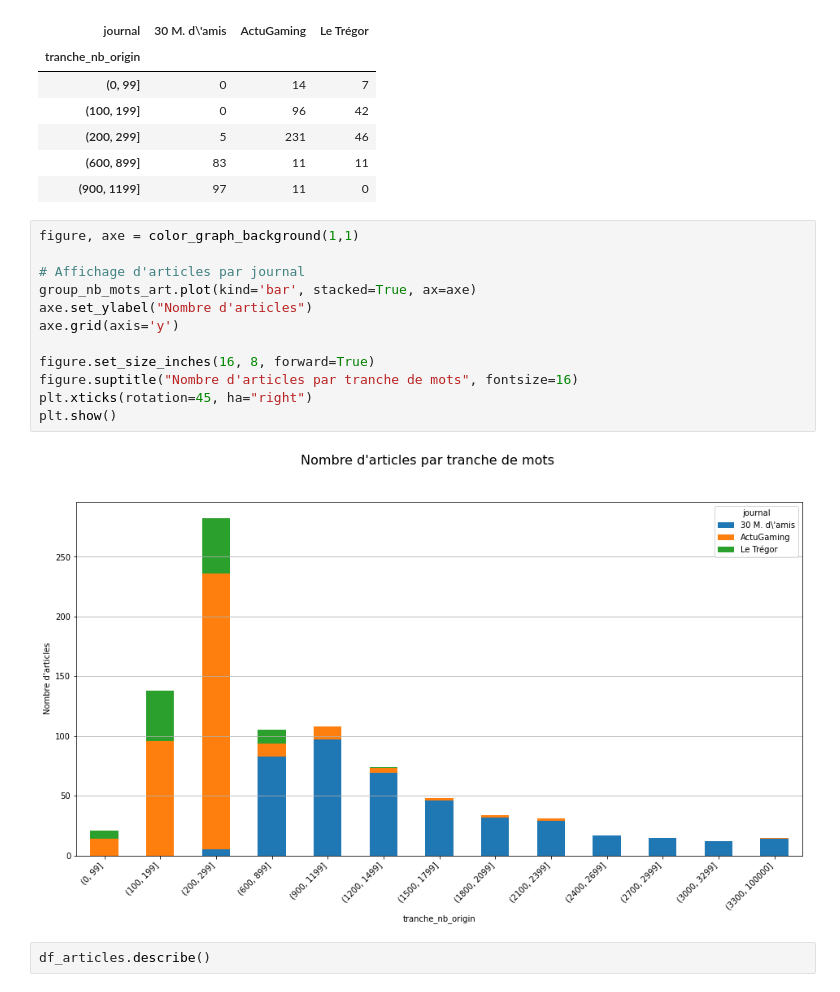
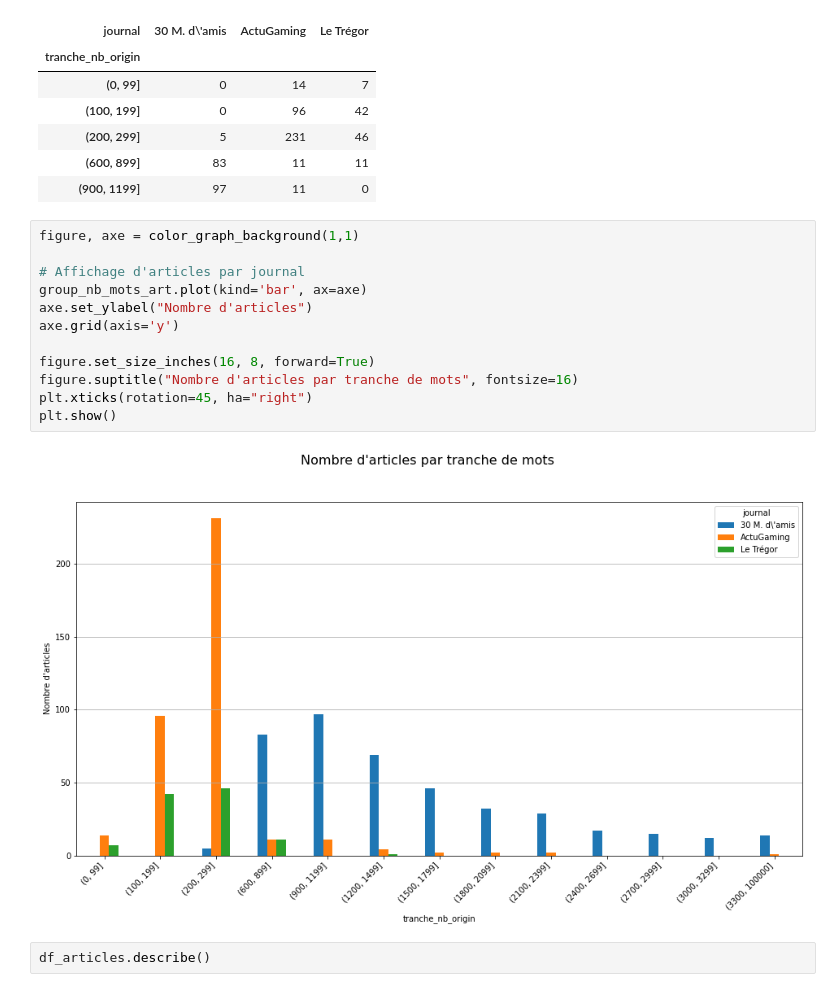
Before and after one commit to aurao22/ema_lannuontimes, a Jupyter notebook: news_paper_nlp_pre_processing.ipynb, the cells around one changed output. Drawn from its saved outputs; the diff is of its cells as text.

```diff
--- a/news_paper_nlp_pre_processing.ipynb
+++ b/news_paper_nlp_pre_processing.ipynb
@@ -108,17 +109,17 @@ group_nb_mots_art.head()
 # %%
 figure, axe = color_graph_background(1,1)
 
 # Affichage d'articles par journal
-group_nb_mots_art.plot(kind='bar', stacked=True, ax=axe)
+group_nb_mots_art.plot(kind='bar', ax=axe)
 axe.set_ylabel("Nombre d'articles")
 axe.grid(axis='y')
 
 figure.set_size_inches(16, 8, forward=True)
 figure.suptitle("Nombre d'articles par tranche de mots", fontsize=16)
 plt.xticks(rotation=45, ha="right")
 plt.show()
 # %% [output]
-[figure, old version]
+[figure, new version]
 # %%
 df_articles.describe()
 # %% [output]
```
Also changed, not shown: parts of 11 cells of this notebook.
